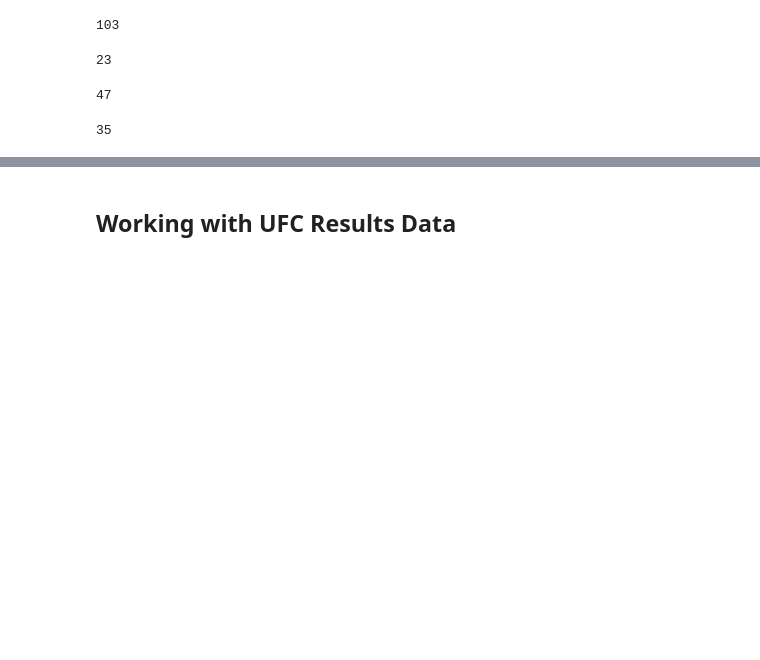
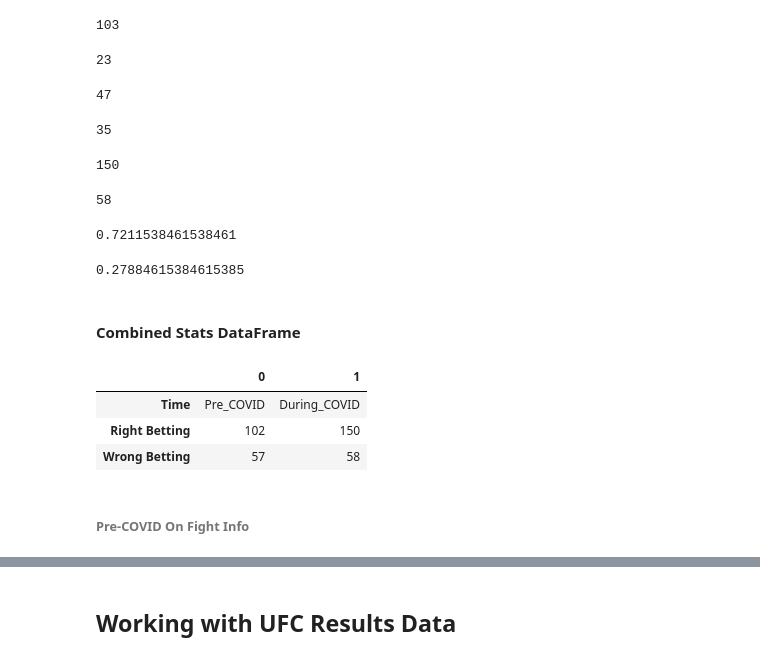
Before and after one commit to yuyhong23/UFC-COVID, a Jupyter notebook: Project_One_Visualization_and_Analysis-SetUp.ipynb, the cells around one changed output, grey strips where cells are left out. Drawn from its saved outputs; the diff is of its cells as text; code cells hidden in the pictures; blank space fills up the shorter version.

```diff
--- a/Project_One_Visualization_and_Analysis-SetUp.ipynb
+++ b/Project_One_Visualization_and_Analysis-SetUp.ipynb
@@ -170,3 +170,7 @@ b_wrong_bet = pre_covid_event.loc[(pre_covid_event["Winner of the Fight"] == "Bl
 len(b_wrong_bet)
 # %% [output]
 30
+# %%
+# Total of right bets
+right_bets = len(right_bet)+len(b_right_bet)
+right_bets
@@ -172,0 +179,4 @@ len(b_wrong_bet)
+# %%
+# Total of wrong bets
+wrong_bets = len(wrong_bet)+ len(b_wrong_bet)
+wrong_bets
@@ -218,3 +228,46 @@ b_du_wrong_bet = during_covid_event.loc[(during_covid_event["Winner of the Fight
 len(b_du_wrong_bet)
 # %% [output]
 35
+# %%
+# Total of right bets
+total_du_right_bets = len(du_right_bet)+len(b_du_right_bet)
+total_du_right_bets
+# %% [output]
+150
+# %%
+# Total of wrong bets
+total_du_wrong_bets = len(du_wrong_bet)+ len(b_du_wrong_bet)
+total_du_wrong_bets
+# %% [output]
+58
+# %%
+# Percentage of right bets
+du_total_right = total_du_right_bets + total_du_wrong_bets
+du_right_bets_percentage = total_du_right_bets/du_total_right
+du_right_bets_percentage
+# %% [output]
+0.7211538461538461
+# %%
+# Percentage of right bets
+du_wrong_bets_percentage = total_du_wrong_bets/du_total_right
+du_wrong_bets_percentage
+# %% [output]
+0.27884615384615385
+# %% [markdown]
+#### Combined Stats DataFrame
+# %%
+# Create a dataframe for these values
+time_column = ["Pre_COVID", "During_COVID"]
+rights_list = [right_bets, total_du_right_bets]
+wrong_list = [wrong_bets, total_du_wrong_bets]
+betting_data = pd.DataFrame({"Time":time_column,
+                            "Right Betting":rights_list,
+                            "Wrong Betting":wrong_list})
+betting_data.T
+# %% [output]
+|  | 0 | 1 |
+| Time | Pre_COVID | During_COVID |
+| Right Betting | 102 | 150 |
+| Wrong Betting | 57 | 58 |
+# %% [markdown]
+###### Pre-COVID On Fight Info
```
Also changed, not shown: parts of 29 cells of this notebook.
